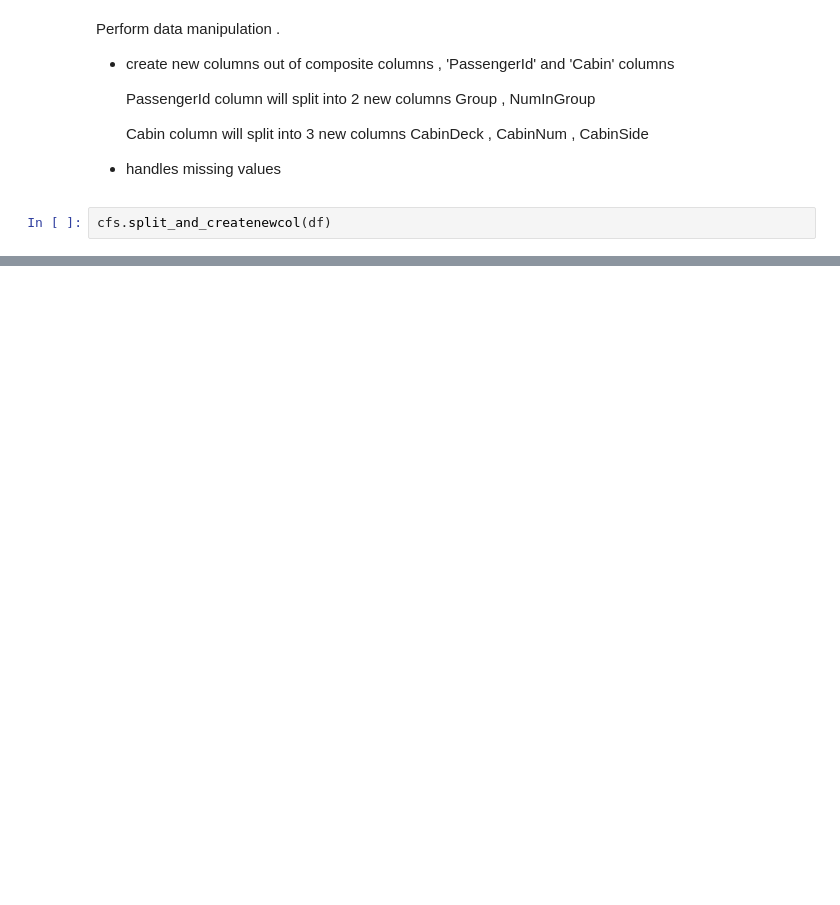
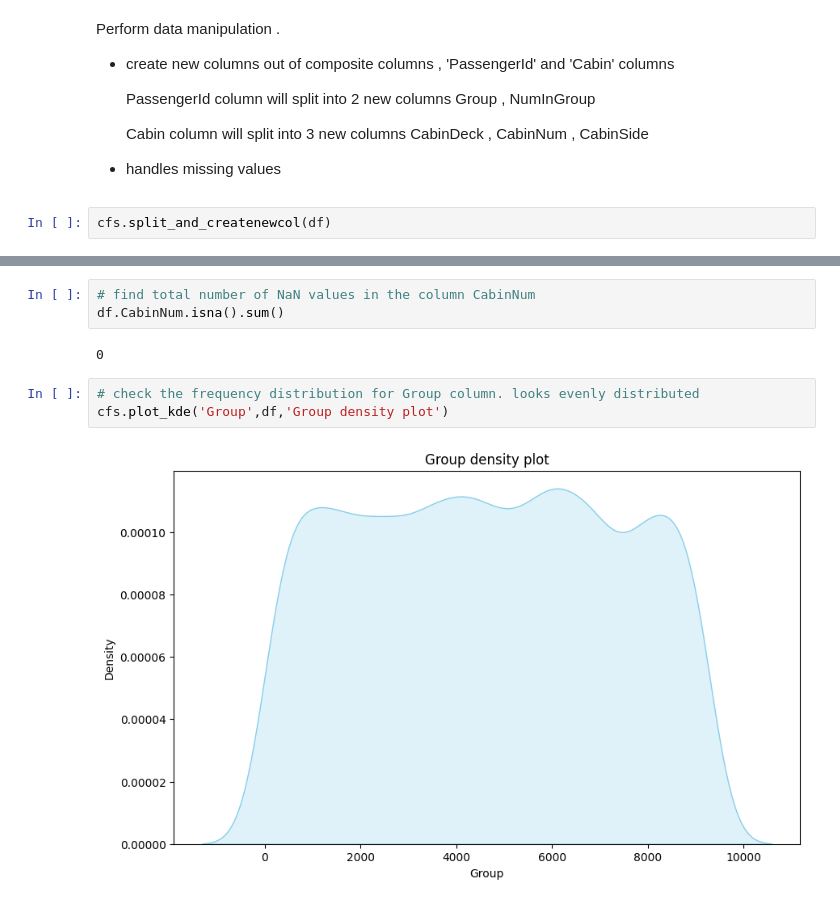
Before and after one commit to tanmaypatil/kaggle-learning, a Jupyter notebook: titanic_random_forest.ipynb, the cells around one changed output, grey strips where cells are left out. Cells and saved outputs as stored; diff of their text form; blank space fills up the shorter version.

```diff
--- a/titanic_random_forest.ipynb
+++ b/titanic_random_forest.ipynb
@@ -36,0 +127,10 @@ df
+# %%
+# find total number of NaN values in the column CabinNum
+df.CabinNum.isna().sum()
+# %% [output]
+0
+# %%
+# check the frequency distribution for Group column. looks evenly distributed
+cfs.plot_kde('Group',df,'Group density plot')
+# %% [output]
+[figure, added]
```
Also changed, not shown: parts of 33 cells of this notebook, 1 other file.
